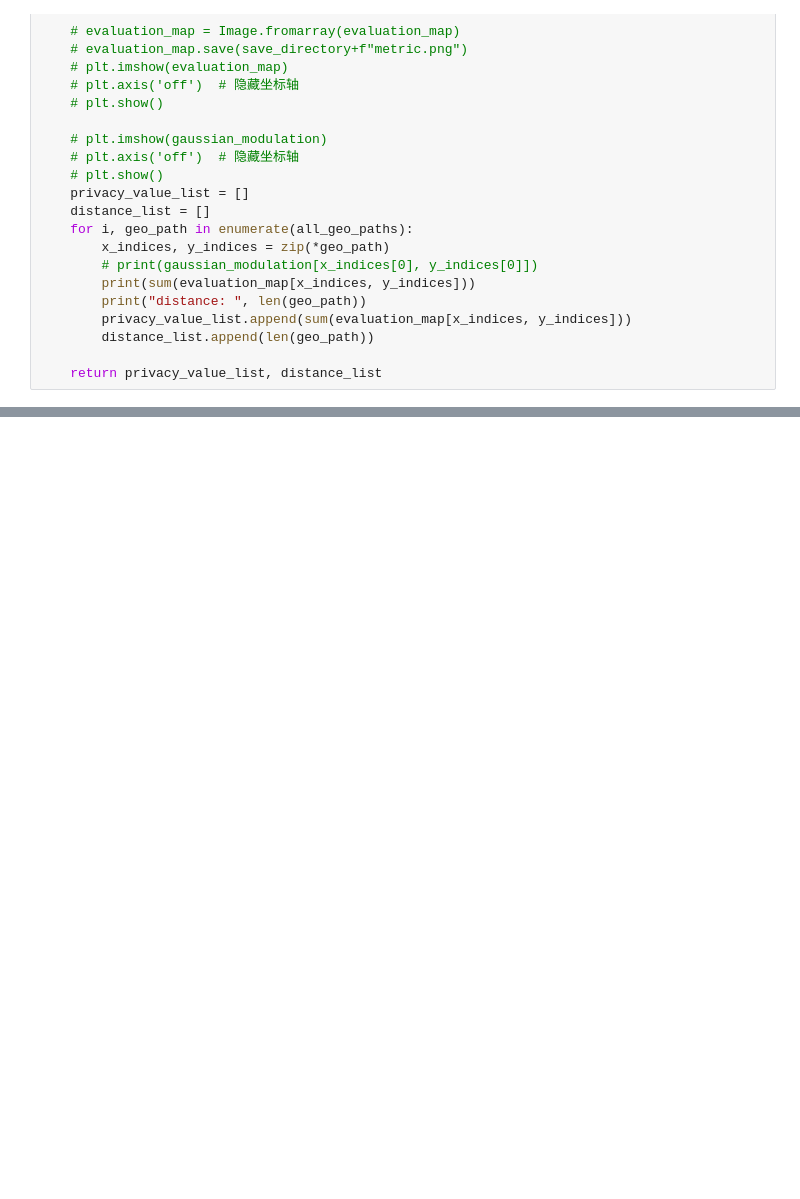
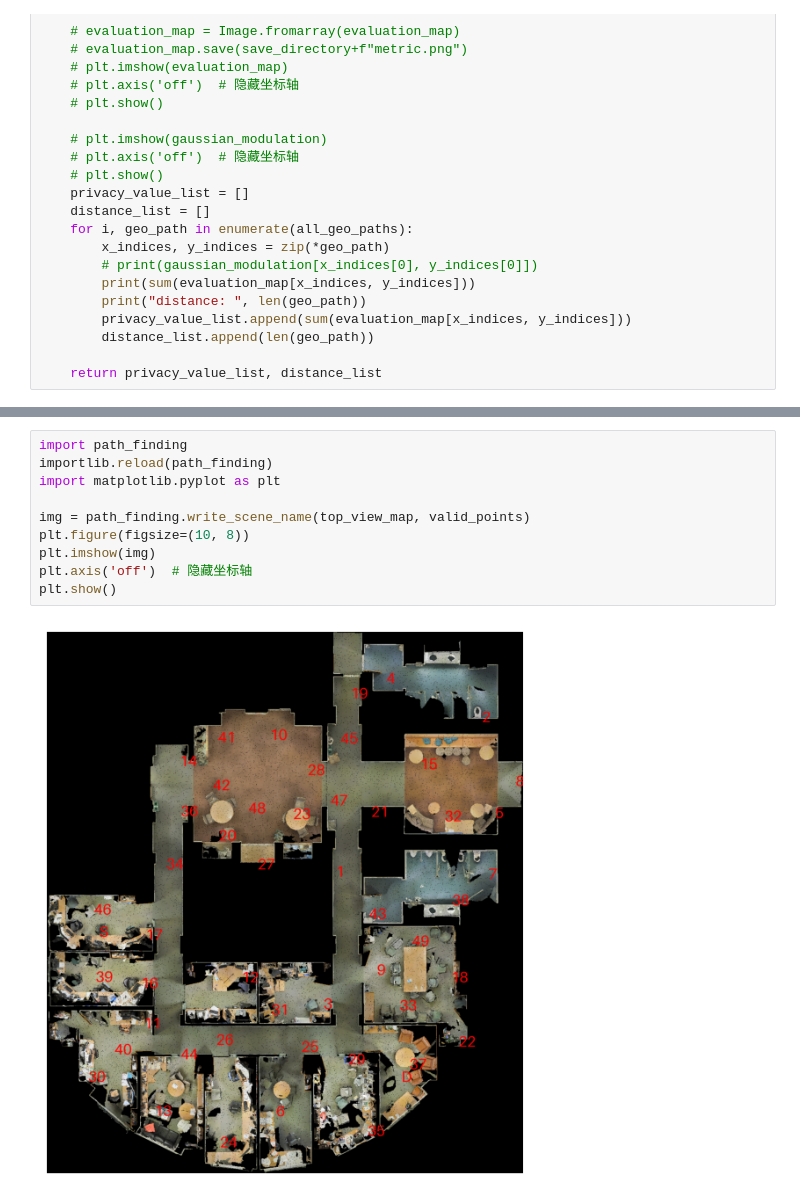
Before and after one commit to ybgdgh/Privacy-Aware-Nav, a Jupyter notebook: run_3.ipynb, the cells around one changed output, grey strips where cells are left out. Saved outputs shown, nothing was run; the diff lists cells and outputs as text; blank space fills up the shorter version.

```diff
--- a/run_3.ipynb
+++ b/run_3.ipynb
@@ -265,0 +332,12 @@ def get_metric(source_node, target_node, all_geo_paths):
+# %%
+import path_finding
+importlib.reload(path_finding)
+import matplotlib.pyplot as plt
+
+img = path_finding.write_scene_name(top_view_map, valid_points)
+plt.figure(figsize=(10, 8))
+plt.imshow(img)
+plt.axis('off')  # 隐藏坐标轴
+plt.show()
+# %% [output]
+[figure, added]
```
Also changed, not shown: parts of 4 cells of this notebook, 4 other files.
